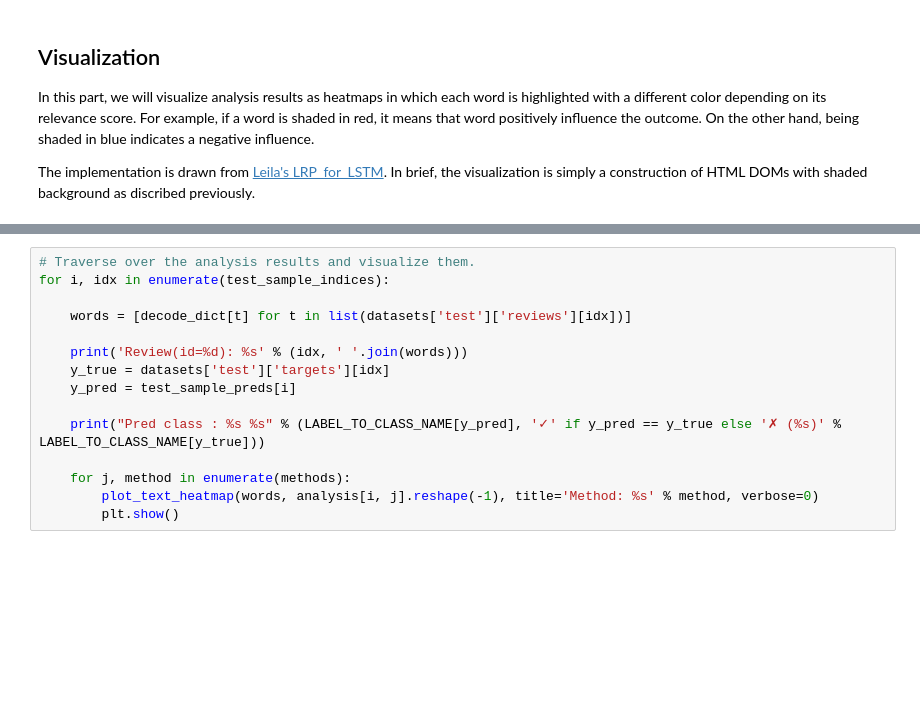
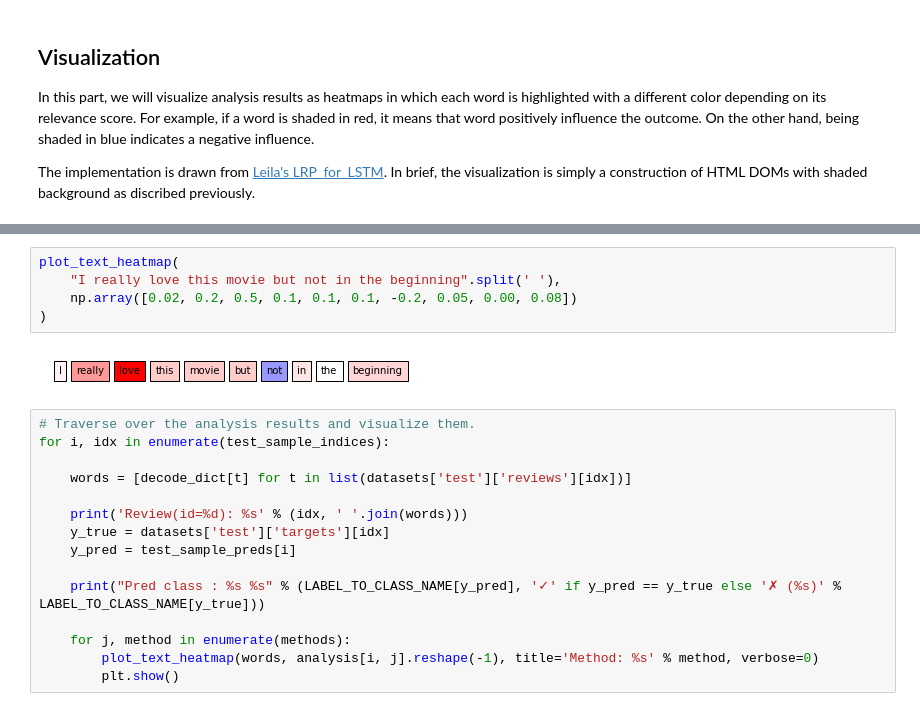
Before and after one commit to albermax/innvestigate, a Jupyter notebook: examples/notebooks/sentiment_analysis.ipynb, the cells around one changed output, grey strips where cells are left out. Saved outputs shown, nothing was run; the diff lists cells and outputs as text; blank space fills up the shorter version.

Commit message:
add a description on how to interpret the visualization

```diff
--- a/examples/notebooks/sentiment_analysis.ipynb
+++ b/examples/notebooks/sentiment_analysis.ipynb
@@ -345,3 +361,10 @@ An example of how to interpret the heatmap.
+# %%
+plot_text_heatmap(
+    "I really love this movie but not in the beginning".split(' '),
+    np.array([0.02, 0.2, 0.5, 0.1, 0.1, 0.1, -0.2, 0.05, 0.00, 0.08])
+)
+# %% [output]
+[figure, added]
 # %%
 # Traverse over the analysis results and visualize them.
 for i, idx in enumerate(test_sample_indices):
```
Also changed, not shown: parts of 3 cells of this notebook.
